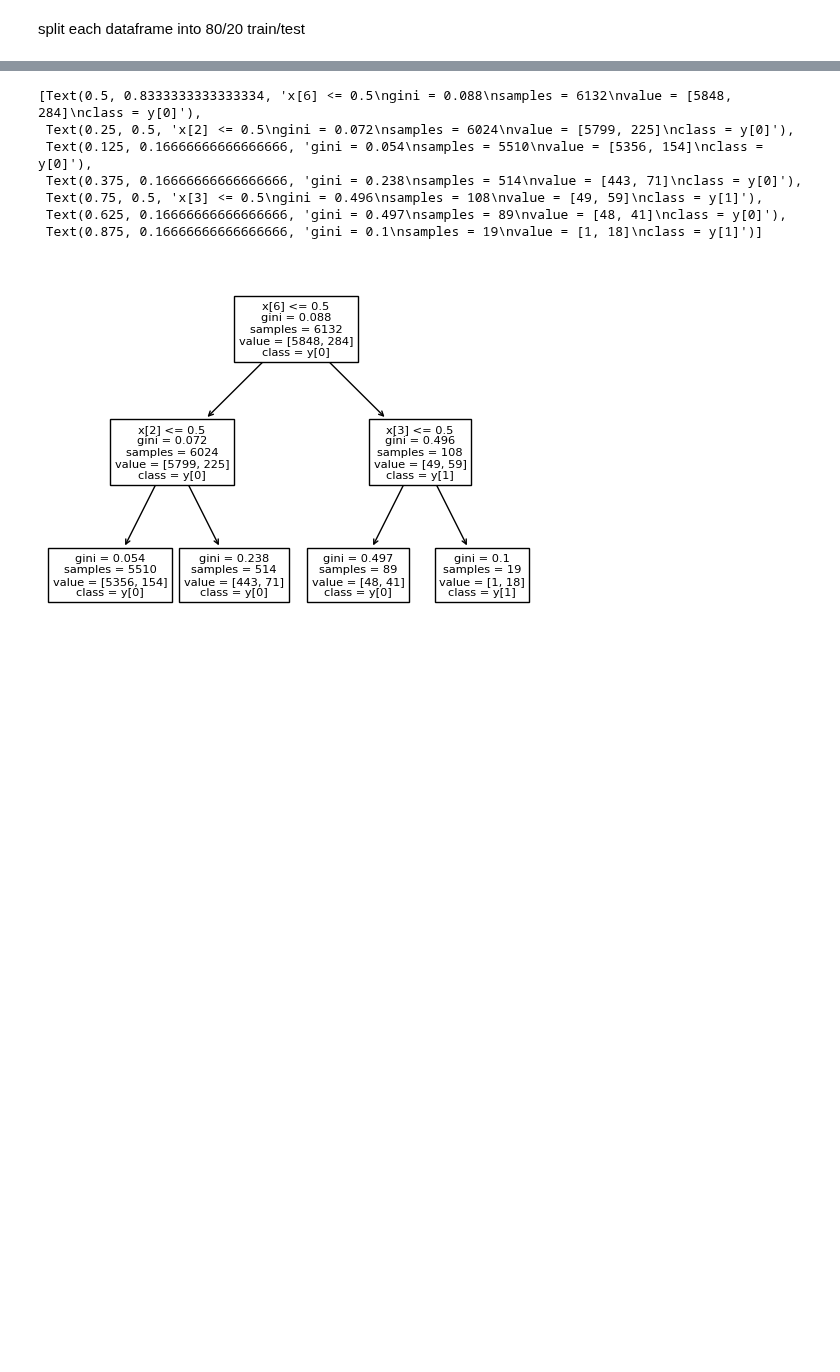
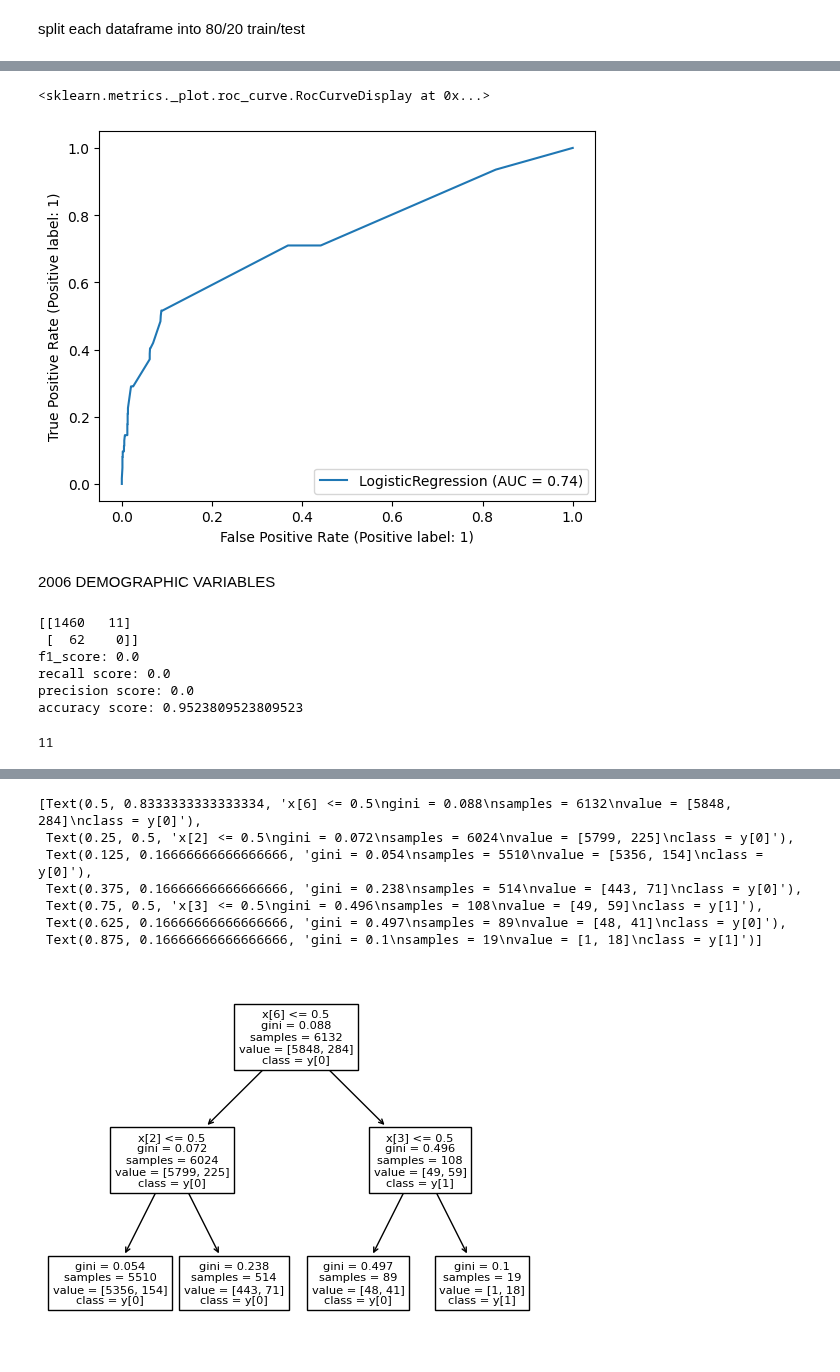
Before and after one commit to HotelTango314/dsa5900, a Jupyter notebook: NSDUH_Explore.ipynb, the cells around one changed output, grey strips where cells are left out. Saved outputs shown, nothing was run; the diff lists cells and outputs as text; code cells hidden in the pictures; blank space fills up the shorter version.

```diff
--- a/NSDUH_Explore.ipynb
+++ b/NSDUH_Explore.ipynb
@@ -773,0 +938,39 @@ array([[1469,    2],
+# %%
+RocCurveDisplay.from_estimator(du_six_logit_final,du_six_testX,du_six_testy)
+# %% [output]
+<sklearn.metrics._plot.roc_curve.RocCurveDisplay at 0x...>
+[figure, added]
+# %% [markdown]
+2006 DEMOGRAPHIC VARIABLES
+# %%
+#2006 Demogra dtree
+dm_six_tree_final = tree.DecisionTreeClassifier(criterion='entropy',max_depth=9,max_features=None)
+dm_six_tree_final.fit(dm_six_trainX,dm_six_trainy)
+dm_six_tree_predy = dm_six_tree_final.predict(dm_six_testX)
+
+dm_six_tree_cf = confusion_matrix(dm_six_testy,dm_six_tree_predy)
+dm_six_tree_f1 = f1_score(dm_six_testy,dm_six_tree_predy)
+dm_six_tree_recall = recall_score(dm_six_testy,dm_six_tree_predy)
+dm_six_tree_precis = precision_score(dm_six_testy,dm_six_tree_predy)
+dm_six_tree_accura = accuracy_score(dm_six_testy,dm_six_tree_predy)
+
+print(dm_six_tree_cf)
+print(f"f1_score: {np.round(dm_six_tree_f1,4)}")
+print(f"recall score: {dm_six_tree_recall}")
+print(f"precision score: {dm_six_tree_precis}")
+print(f"accuracy score: {dm_six_tree_accura}")
+# %% [output]
+[[1460   11]
+ [  62    0]]
+f1_score: 0.0
+recall score: 0.0
+precision score: 0.0
+accuracy score: 0.9523809523809523
+# %%
+#only predicted 11; that's the 11 false positives in the conf mtrx
+sum=0
+for x in dm_six_tree_predy:
+    sum = sum + x
+print(sum)
+# %% [output]
+11
```
Also changed, not shown: parts of 52 cells of this notebook.
